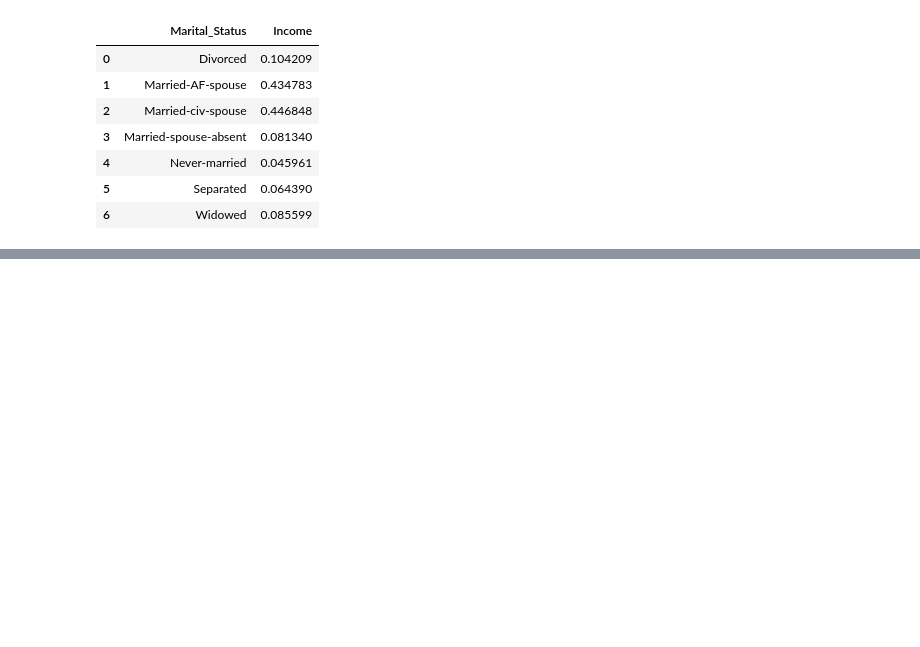
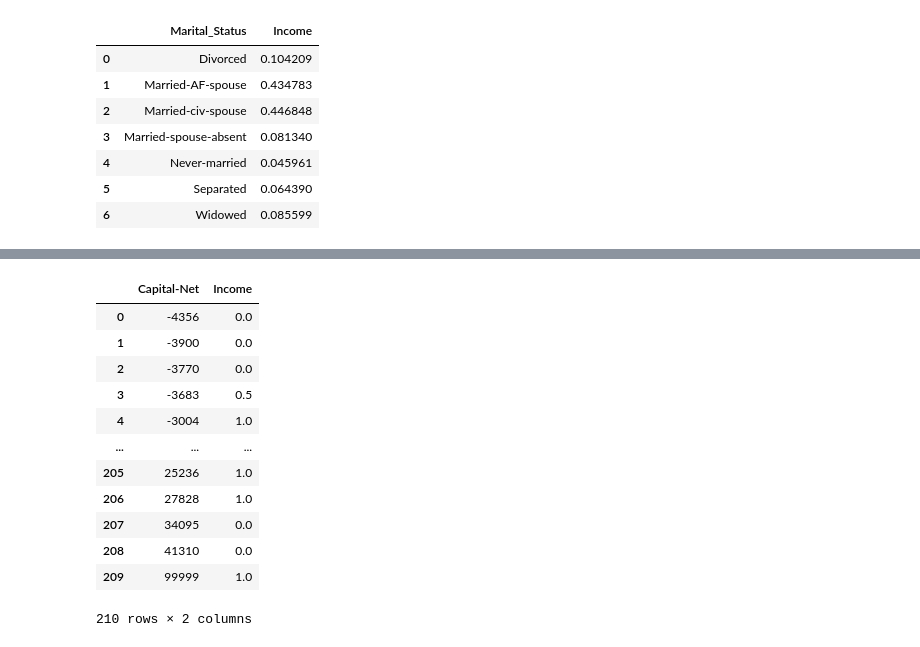
Before and after one commit to baranCapik/machine-learning-on-adult-dataset, a Jupyter notebook: Kaggle-Adult-Ver1.ipynb, the cells around one changed output, grey strips where cells are left out. Cells and saved outputs as stored; diff of their text form; code cells hidden in the pictures; blank space fills up the shorter version.

```diff
--- a/Kaggle-Adult-Ver1.ipynb
+++ b/Kaggle-Adult-Ver1.ipynb
@@ -235,0 +331,16 @@ df.groupby('Marital_Status', as_index=False)['Income'].mean()
+# %%
+df.groupby('Capital-Net' ,as_index= False)['Income'].mean().sort_values('Capital-Net')
+# %% [output]
+|  | Capital-Net | Income |
+| 0 | -4356 | 0.0 |
+| 1 | -3900 | 0.0 |
+| 2 | -3770 | 0.0 |
+| 3 | -3683 | 0.5 |
+| 4 | -3004 | 1.0 |
+| ... | ... | ... |
+| 205 | 25236 | 1.0 |
+| 206 | 27828 | 1.0 |
+| 207 | 34095 | 0.0 |
+| 208 | 41310 | 0.0 |
+| 209 | 99999 | 1.0 |
+210 rows × 2 columns
```
Also changed, not shown: parts of 14 cells of this notebook.
